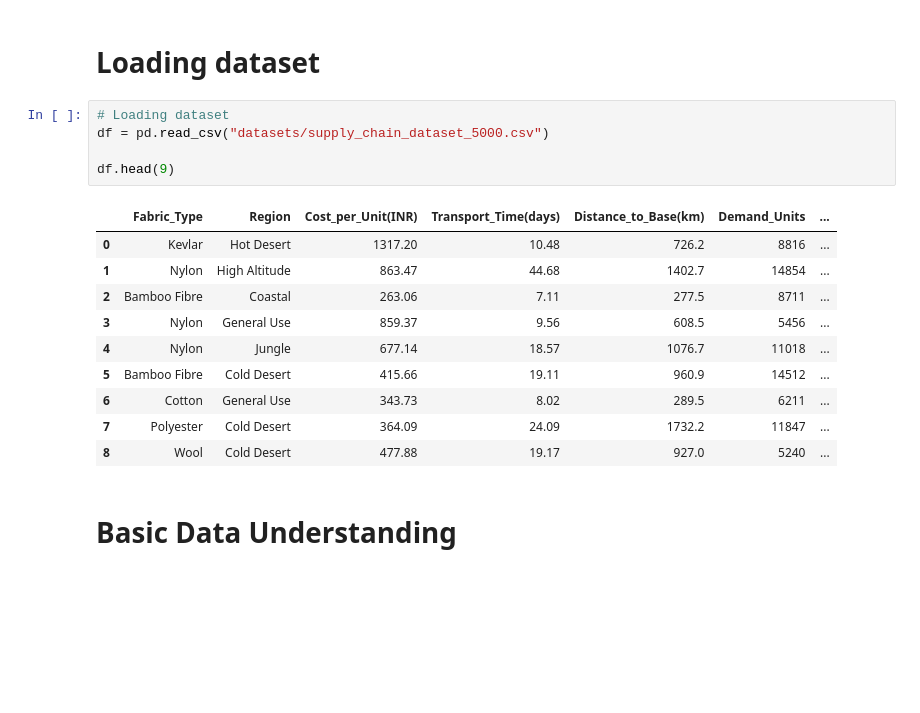
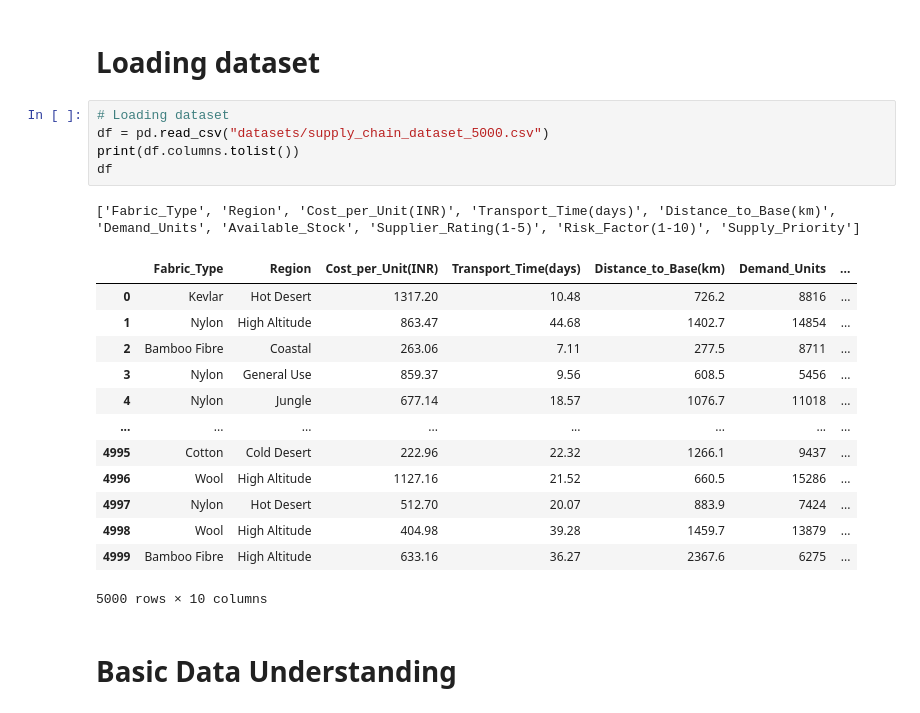
Before and after one commit to krithik-n25/Fabric_Army, a Jupyter notebook: model/supplychain.ipynb, the cells around one changed output. Drawn from its saved outputs; the diff is of its cells as text; blank space fills up the shorter version.

```diff
--- a/model/supplychain.ipynb
+++ b/model/supplychain.ipynb
@@ -18,19 +18,23 @@ import joblib
 # %%
 # Loading dataset
 df = pd.read_csv("datasets/supply_chain_dataset_5000.csv")
-
-df.head(9)
+print(df.columns.tolist())
+df
 # %% [output]
+['Fabric_Type', 'Region', 'Cost_per_Unit(INR)', 'Transport_Time(days)', 'Distance_to_Base(km)', 'Demand_Units', 'Available_Stock', 'Supplier_Rating(1-5)', 'Risk_Factor(1-10)', 'Supply_Priority']
 |  | Fabric_Type | Region | Cost_per_Unit(INR) | Transport_Time(days) | Distance_to_Base(km) | Demand_Units | ... |
 | 0 | Kevlar | Hot Desert | 1317.20 | 10.48 | 726.2 | 8816 | ... |
 | 1 | Nylon | High Altitude | 863.47 | 44.68 | 1402.7 | 14854 | ... |
 | 2 | Bamboo Fibre | Coastal | 263.06 | 7.11 | 277.5 | 8711 | ... |
 | 3 | Nylon | General Use | 859.37 | 9.56 | 608.5 | 5456 | ... |
 | 4 | Nylon | Jungle | 677.14 | 18.57 | 1076.7 | 11018 | ... |
-| 5 | Bamboo Fibre | Cold Desert | 415.66 | 19.11 | 960.9 | 14512 | ... |
-| 6 | Cotton | General Use | 343.73 | 8.02 | 289.5 | 6211 | ... |
-| 7 | Polyester | Cold Desert | 364.09 | 24.09 | 1732.2 | 11847 | ... |
-| 8 | Wool | Cold Desert | 477.88 | 19.17 | 927.0 | 5240 | ... |
+| ... | ... | ... | ... | ... | ... | ... | ... |
+| 4995 | Cotton | Cold Desert | 222.96 | 22.32 | 1266.1 | 9437 | ... |
+| 4996 | Wool | High Altitude | 1127.16 | 21.52 | 660.5 | 15286 | ... |
+| 4997 | Nylon | Hot Desert | 512.70 | 20.07 | 883.9 | 7424 | ... |
+| 4998 | Wool | High Altitude | 404.98 | 39.28 | 1459.7 | 13879 | ... |
+| 4999 | Bamboo Fibre | High Altitude | 633.16 | 36.27 | 2367.6 | 6275 | ... |
+5000 rows × 10 columns
 # %% [markdown]
 #  Basic Data Understanding
 # %%
```
Also changed, not shown: 8 other files.
